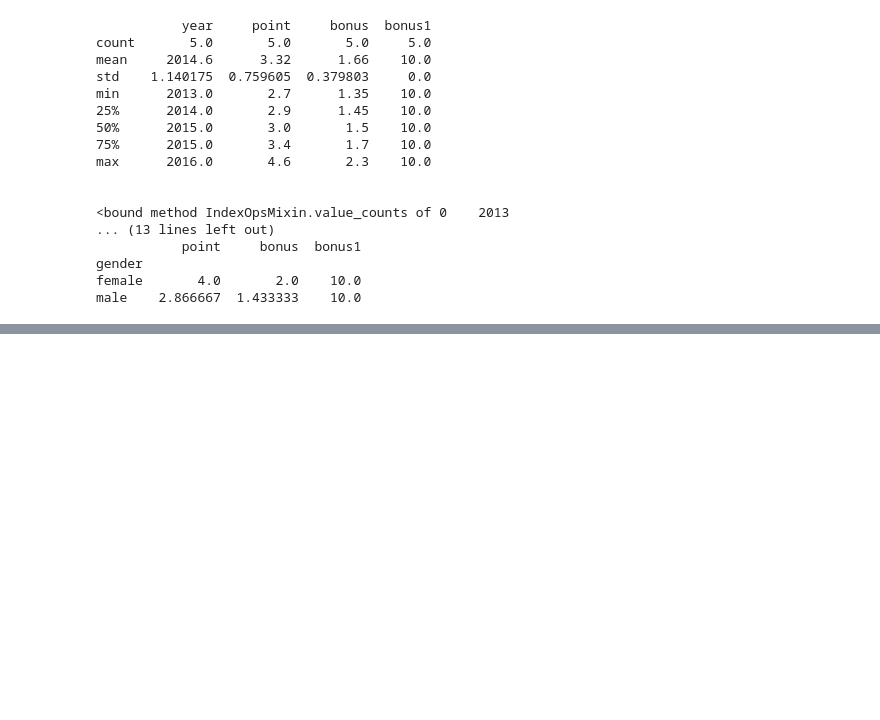
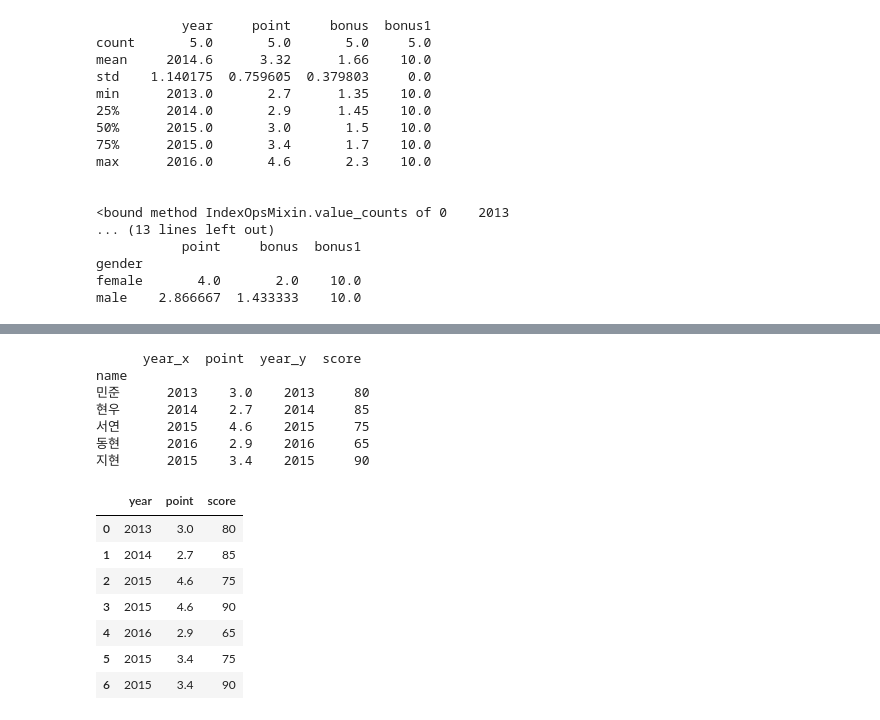
Before and after one commit to seohyun1001/python, a Jupyter notebook: ch07/pandasTest.ipynb, the cells around one changed output, grey strips where cells are left out. Saved outputs shown, nothing was run; the diff lists cells and outputs as text; code cells hidden in the pictures; blank space fills up the shorter version.

```diff
--- a/ch07/pandasTest.ipynb
+++ b/ch07/pandasTest.ipynb
@@ -691,0 +693,8 @@ male        3  1.433333      30
+# %%
+# 데이터프레임 조인
+# 조인할 데이터프레임 만들기
+jdf1 = df1[['name', 'year', 'point']]
+print(jdf1)
+jdf2 = df1[['name', 'year']]
+jdf2['score'] = [80, 85, 75, 65, 90]
+print(jdf2)
@@ -691,0 +719,6 @@ male        3  1.433333      30
+# %%
+# 조인의 기준이 될 인덱스 설정
+jdf1.set_index('name', inplace=True)
+print(jdf1)
+jdf2.set_index('name', inplace=True)
+print(jdf2)
@@ -691,0 +740,23 @@ male        3  1.433333      30
+# %%
+# 조인
+# join_df1와 join_df2의 차이점 보기
+join_df1 = jdf1.merge(jdf2, left_index=True, right_index=True)
+print(join_df1)
+join_df2 = jdf1.merge(jdf2)
+join_df2
+# %% [output]
+      year_x  point  year_y  score
+name
+민준      2013    3.0    2013     80
+현우      2014    2.7    2014     85
+서연      2015    4.6    2015     75
+동현      2016    2.9    2016     65
+지현      2015    3.4    2015     90
+|  | year | point | score |
+| 0 | 2013 | 3.0 | 80 |
+| 1 | 2014 | 2.7 | 85 |
+| 2 | 2015 | 4.6 | 75 |
+| 3 | 2015 | 4.6 | 90 |
+| 4 | 2016 | 2.9 | 65 |
+| 5 | 2015 | 3.4 | 75 |
+| 6 | 2015 | 3.4 | 90 |
```
Also changed, not shown: parts of 3 cells of this notebook.
